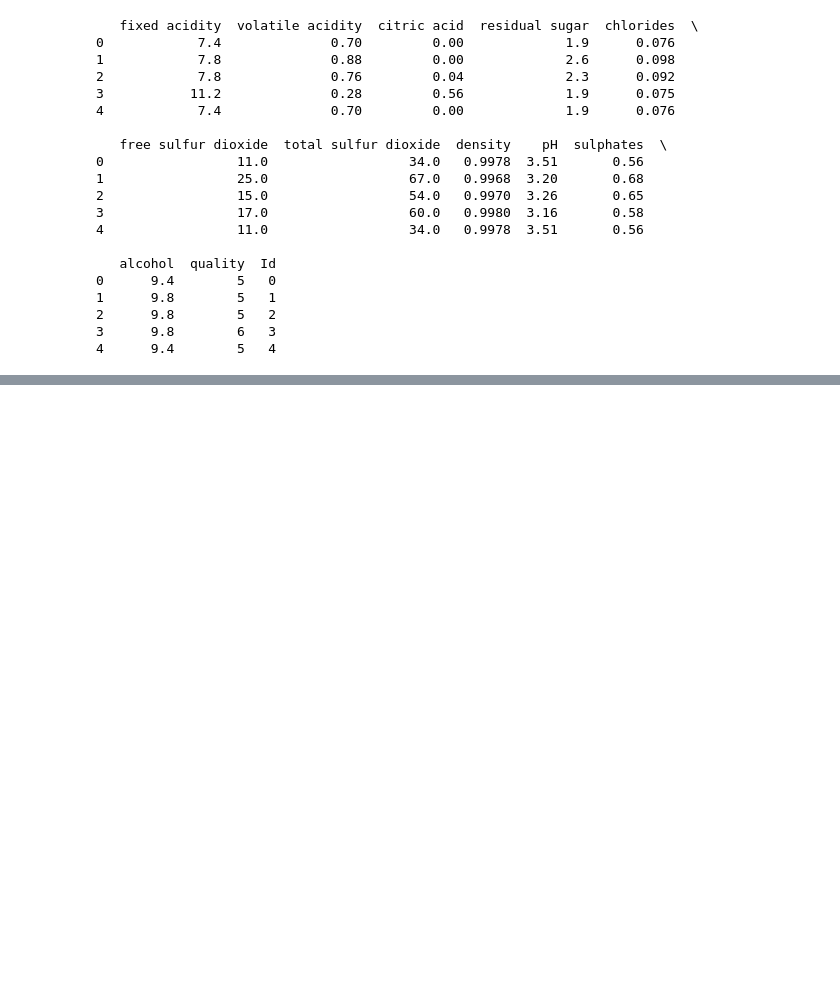
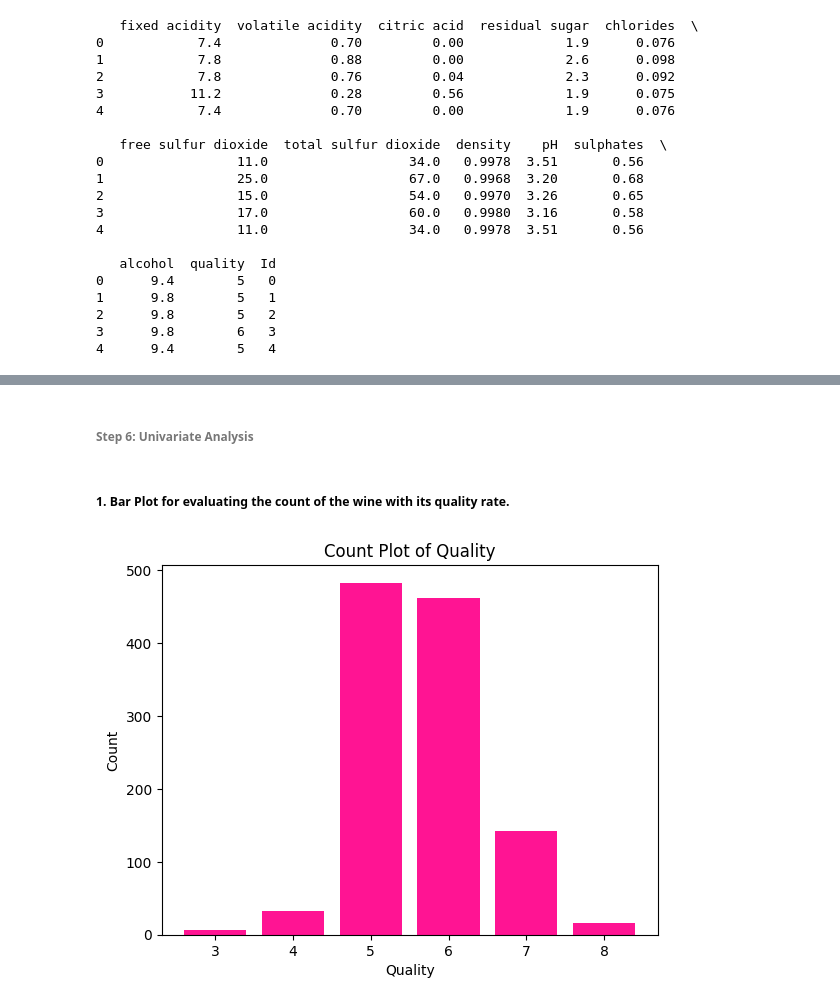
Before and after one commit to Nirajjj11/ml_learning, a Jupyter notebook: eda/eda_on_wineqt.ipynb, the cells around one changed output, grey strips where cells are left out. Saved outputs shown, nothing was run; the diff lists cells and outputs as text; code cells hidden in the pictures; blank space fills up the shorter version.

Commit message:
Till pair plot showing distribution done

```diff
--- a/eda/eda_on_wineqt.ipynb
+++ b/eda/eda_on_wineqt.ipynb
@@ -43,0 +142,15 @@ print(df.head())
+# %% [markdown]
+###### Step 6: Univariate Analysis
+# %% [markdown]
+##### 1. Bar Plot for evaluating the count of the wine with its quality rate.
+# %%
+quality_counts = df['quality'].value_counts()
+
+plt.Figure(figsize=(8,6))
+plt.bar(quality_counts.index, quality_counts, color='deeppink')
+plt.title('Count Plot of Quality')
+plt.xlabel('Quality')
+plt.ylabel('Count')
+plt.show()
+# %% [output]
+[figure, added]
```
Also changed, not shown: parts of 17 cells of this notebook.
